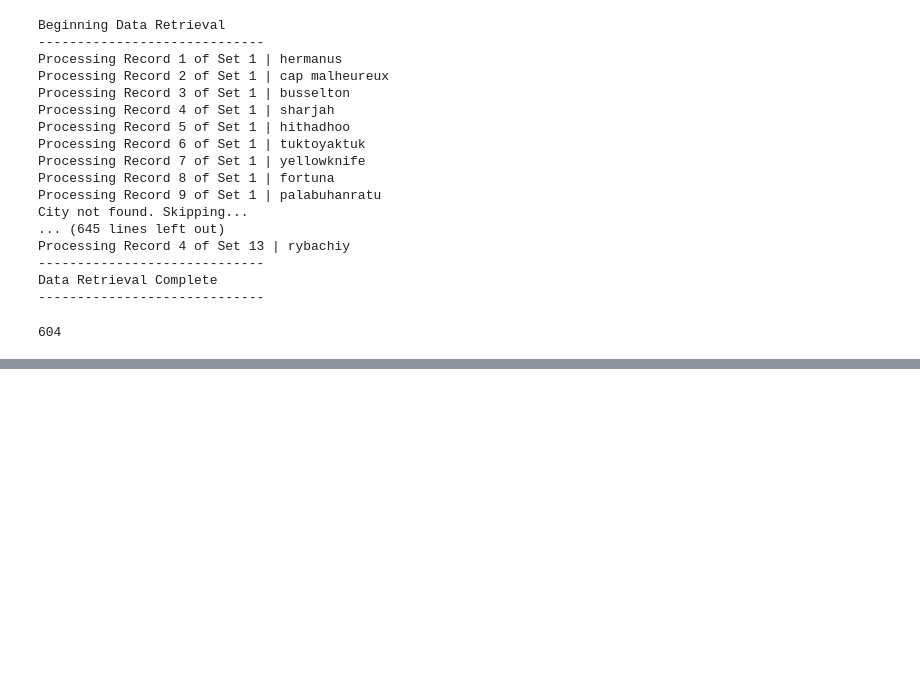
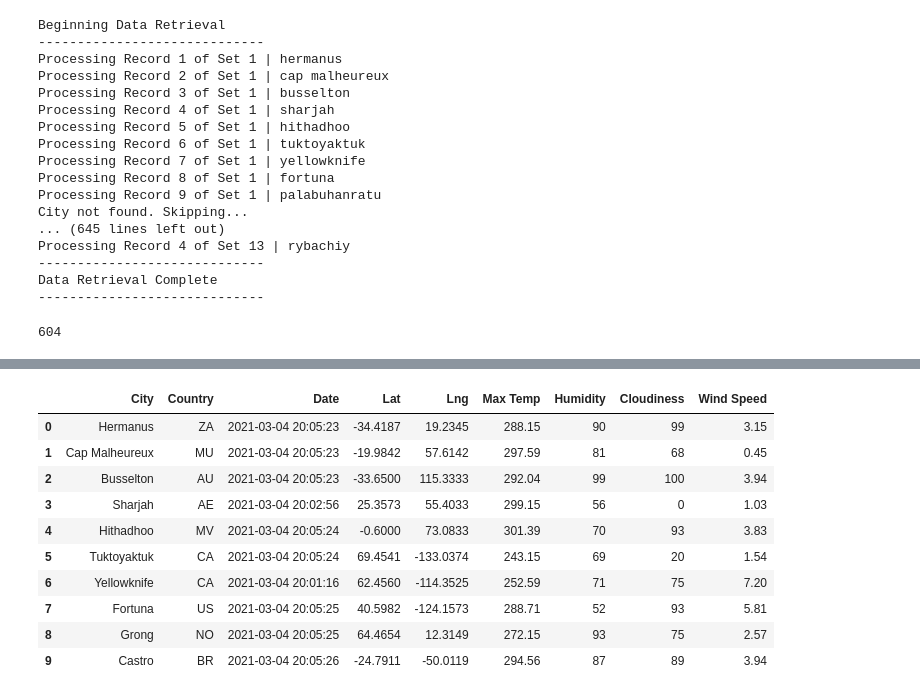
Before and after one commit to lgodleski/World_Weather_Analysis, a Jupyter notebook: WeatherPy.ipynb, the cells around one changed output, grey strips where cells are left out. Cells and saved outputs as stored; diff of their text form; code cells hidden in the pictures; blank space fills up the shorter version.

```diff
--- a/WeatherPy.ipynb
+++ b/WeatherPy.ipynb
@@ -127,0 +144,18 @@ len(cities)
+# %%
+# Reorder the columns
+new_column_order = ["City", "Country", "Date", "Lat", "Lng", "Max Temp", "Humidity", "Cloudiness", "Wind Speed"]
+
+city_data_df = city_data_df[new_column_order]
+city_data_df.head(10)
+# %% [output]
+|  | City | Country | Date | Lat | Lng | Max Temp | Humidity | Cloudiness | Wind Speed |
+| 0 | Hermanus | ZA | 2021-03-04 20:05:23 | -34.4187 | 19.2345 | 288.15 | 90 | 99 | 3.15 |
+| 1 | Cap Malheureux | MU | 2021-03-04 20:05:23 | -19.9842 | 57.6142 | 297.59 | 81 | 68 | 0.45 |
+| 2 | Busselton | AU | 2021-03-04 20:05:23 | -33.6500 | 115.3333 | 292.04 | 99 | 100 | 3.94 |
+| 3 | Sharjah | AE | 2021-03-04 20:02:56 | 25.3573 | 55.4033 | 299.15 | 56 | 0 | 1.03 |
+| 4 | Hithadhoo | MV | 2021-03-04 20:05:24 | -0.6000 | 73.0833 | 301.39 | 70 | 93 | 3.83 |
+| 5 | Tuktoyaktuk | CA | 2021-03-04 20:05:24 | 69.4541 | -133.0374 | 243.15 | 69 | 20 | 1.54 |
+| 6 | Yellowknife | CA | 2021-03-04 20:01:16 | 62.4560 | -114.3525 | 252.59 | 71 | 75 | 7.20 |
+| 7 | Fortuna | US | 2021-03-04 20:05:25 | 40.5982 | -124.1573 | 288.71 | 52 | 93 | 5.81 |
+| 8 | Grong | NO | 2021-03-04 20:05:25 | 64.4654 | 12.3149 | 272.15 | 93 | 75 | 2.57 |
+| 9 | Castro | BR | 2021-03-04 20:05:26 | -24.7911 | -50.0119 | 294.56 | 87 | 89 | 3.94 |
```
Also changed, not shown: parts of 1 cell of this notebook.
